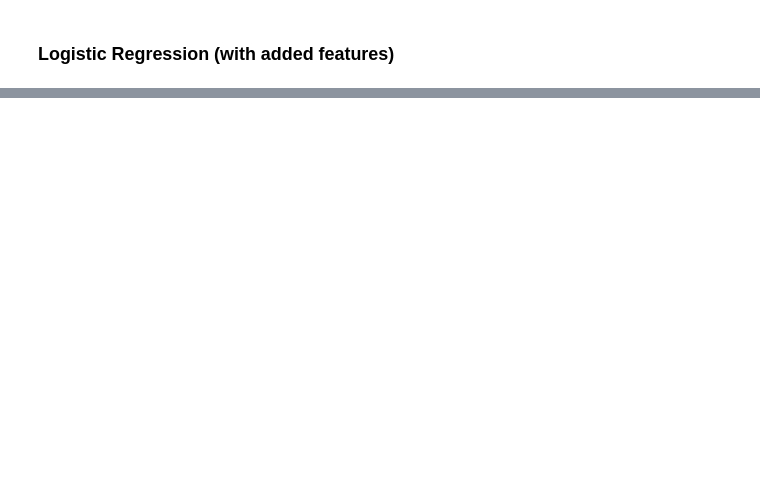
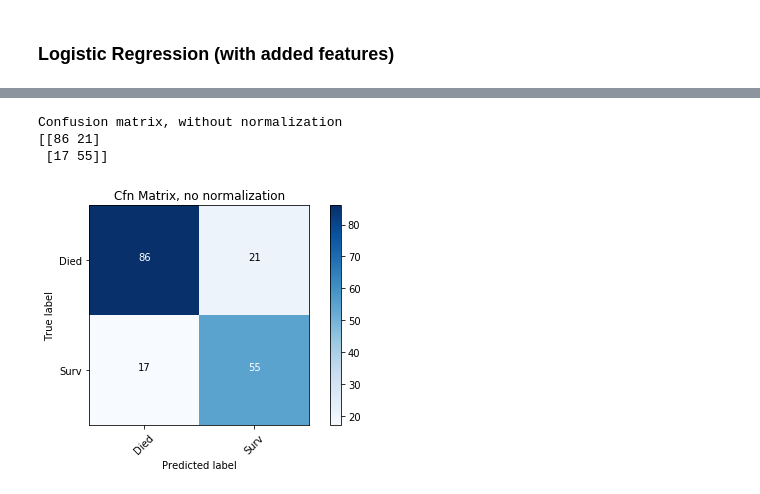
Before and after one commit to dvalp/coding-practice, a Jupyter notebook: kaggle/titanic/Titanic-Notebook.ipynb, the cells around one changed output, grey strips where cells are left out. Cells and saved outputs as stored; diff of their text form; code cells hidden in the pictures; blank space fills up the shorter version.

Commit message:
Added features improved recall_score a lot, inconclusive results for precision_score

```diff
--- a/kaggle/titanic/Titanic-Notebook.ipynb
+++ b/kaggle/titanic/Titanic-Notebook.ipynb
@@ -103,2 +134,5 @@ avg / total       0.73      0.73      0.71       179
 # %% [markdown]
 ### Logistic Regression (with added features)
+# %%
+X = df[df.corr().columns].dropna()
+y = X.pop('Survived')
@@ -104,0 +152,19 @@ avg / total       0.73      0.73      0.71       179
+# %%
+X_train_features, X_test_features, y_train_features, y_test_features = train_test_split(X, y)
+
+logreg = LogisticRegressionCV(n_jobs=-1)
+
+logreg.fit(X_train_features, y_train_features)
+
+y_pred = logreg.predict(X_test_features)
+
+cfn_matrix_features = confusion_matrix(y_test_features, y_pred)
+np.set_printoptions(precision=2)
+# %%
+plt.figure()
+plot_confusion_matrix(cfn_matrix_features, ['Died', 'Surv'], title="Cfn Matrix, no normalization")
+# %% [output]
+Confusion matrix, without normalization
+[[86 21]
+ [17 55]]
+[figure, added]
```
Also changed, not shown: parts of 21 cells of this notebook.
